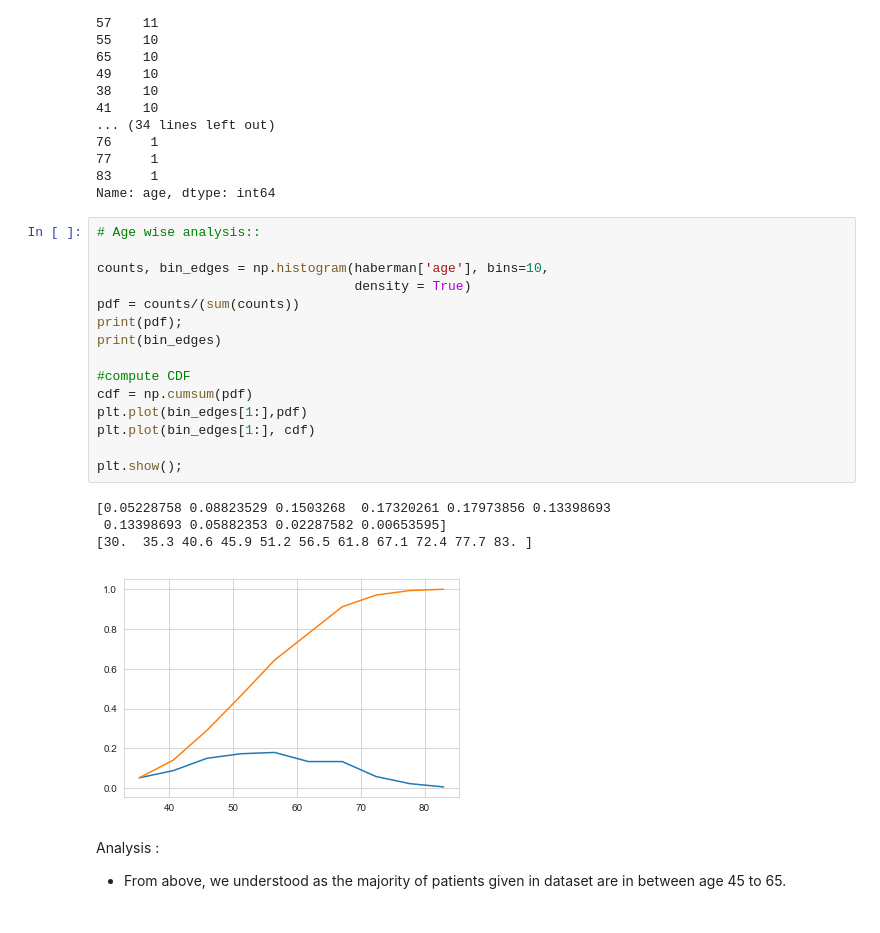
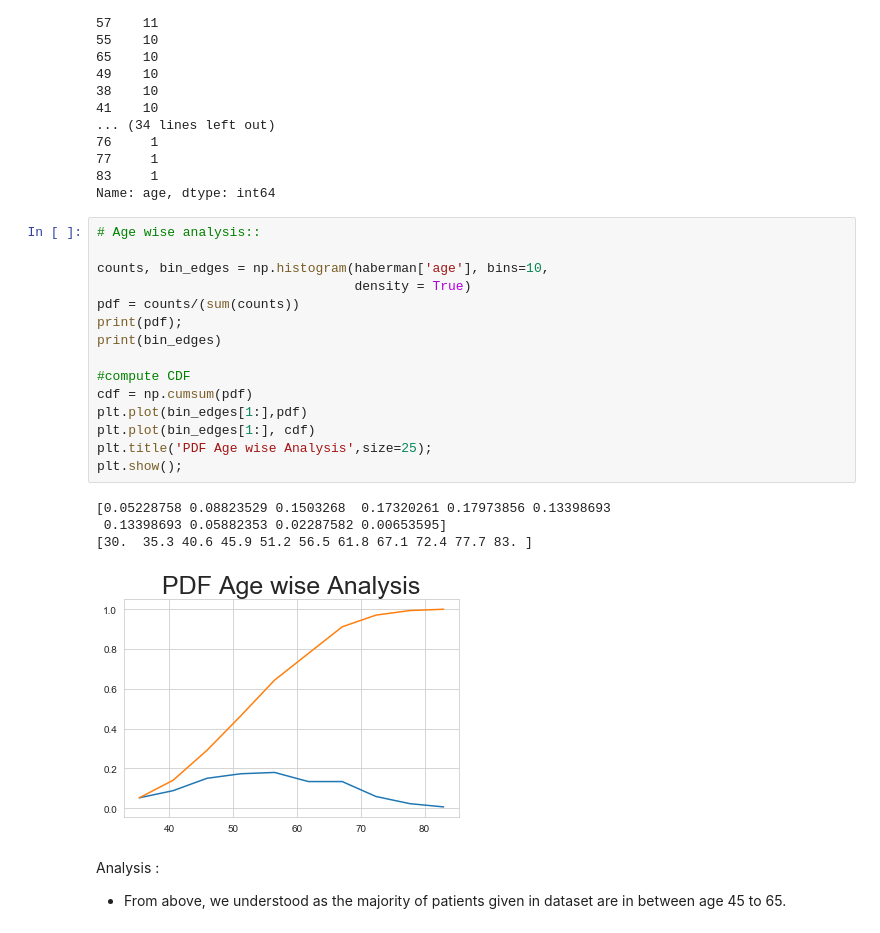
Before and after one commit to akshayrcc/EDA-haberman-dataset, a Jupyter notebook: EDA_haberman.ipynb, the cells around one changed output. Saved outputs shown, nothing was run; the diff lists cells and outputs as text.

```diff
--- a/EDA_haberman.ipynb
+++ b/EDA_haberman.ipynb
@@ -92,23 +92,23 @@ Name: age, dtype: int64
 # %%
 # Age wise analysis::
 
 counts, bin_edges = np.histogram(haberman['age'], bins=10,
                                  density = True)
 pdf = counts/(sum(counts))
 print(pdf);
 print(bin_edges)
 
 #compute CDF
 cdf = np.cumsum(pdf)
 plt.plot(bin_edges[1:],pdf)
 plt.plot(bin_edges[1:], cdf)
-
+plt.title('PDF Age wise Analysis',size=25);
 plt.show();
 # %% [output]
 [0.05228758 0.08823529 0.1503268  0.17320261 0.17973856 0.13398693
  0.13398693 0.05882353 0.02287582 0.00653595]
 [30.  35.3 40.6 45.9 51.2 56.5 61.8 67.1 72.4 77.7 83. ]
-[figure, old version]
+[figure, new version]
 # %% [markdown]
 Analysis :
 * From above, we understood as the majority of patients given in dataset are in between age 45 to 65.
```
Also changed, not shown: parts of 11 cells of this notebook.
